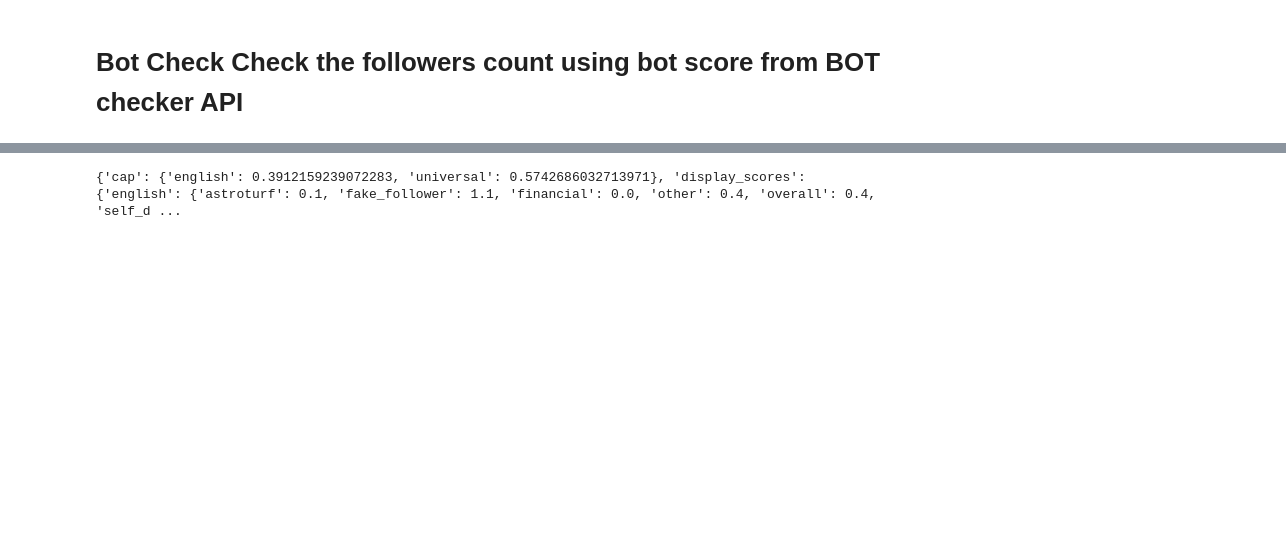
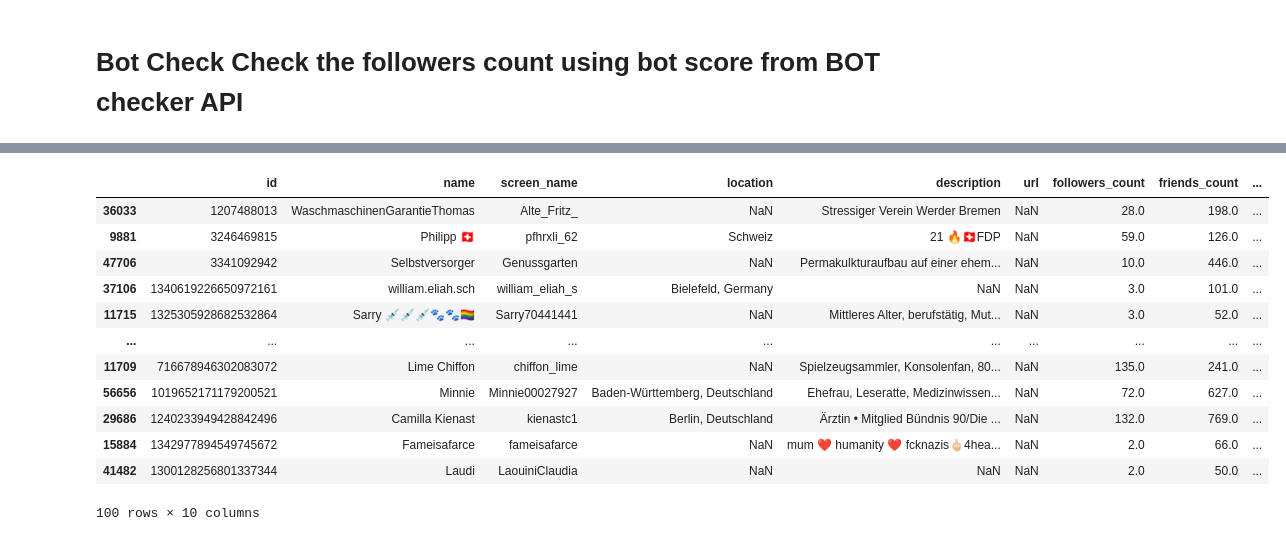
Before and after one commit to realdarthdiego/astroturfing, a Jupyter notebook: BotScoresDoc.ipynb, the cells around one changed output, grey strips where cells are left out. Cells and saved outputs as stored; diff of their text form; code cells hidden in the pictures; blank space fills up the shorter version.

```diff
--- a/BotScoresDoc.ipynb
+++ b/BotScoresDoc.ipynb
@@ -29,0 +29,7 @@ twitter_app_auth.pop("rapidapi_key")
+# %%
+import pandas as pd
+df = pd.read_csv("./data/narkosedoc_followers.csv")
+## Do some data cleansing, drop the NANs in followers
+df.dropna(subset = ["followers_count"], inplace=True)
+df = df.sort_values(by=["verified", "followers_count"])
+df.tail(10)
@@ -30,25 +48,42 @@ twitter_app_auth.pop("rapidapi_key")
+# %%
+# remove verified accounts from the data set
+
+df = df[df["verified"] != True]
+
+samples = df.sample(n=100)
+samples
+# %% [output]
+|  | id | name | screen_name | location | description | url | followers_count | friends_count | ... |
+| 36033 | 1207488013 | WaschmaschinenGarantieThomas | Alte_Fritz_ | NaN | Stressiger Verein Werder Bremen | NaN | 28.0 | 198.0 | ... |
+| 9881 | 3246469815 | Philipp 🇨🇭 | pfhrxli_62 | Schweiz | 21 🔥🇨🇭FDP | NaN | 59.0 | 126.0 | ... |
+| 47706 | 3341092942 | Selbstversorger | Genussgarten | NaN | Permakulkturaufbau auf einer ehem... | NaN | 10.0 | 446.0 | ... |
+| 37106 | 1340619226650972161 | william.eliah.sch | william_eliah_s | Bielefeld, Germany | NaN | NaN | 3.0 | 101.0 | ... |
+| 11715 | 1325305928682532864 | Sarry 💉💉💉🐾🐾🏳️‍🌈 | Sarry70441441 | NaN | Mittleres Alter, berufstätig, Mut... | NaN | 3.0 | 52.0 | ... |
+| ... | ... | ... | ... | ... | ... | ... | ... | ... | ... |
+| 11709 | 716678946302083072 | Lime Chiffon | chiffon_lime | NaN | Spielzeugsammler, Konsolenfan, 80... | NaN | 135.0 | 241.0 | ... |
+| 56656 | 1019652171179200521 | Minnie | Minnie00027927 | Baden-Württemberg, Deutschland | Ehefrau, Leseratte, Medizinwissen... | NaN | 72.0 | 627.0 | ... |
+| 29686 | 1240233949428842496 | Camilla Kienast | kienastc1 | Berlin, Deutschland | Ärztin • Mitglied Bündnis 90/Die ... | NaN | 132.0 | 769.0 | ... |
+| 15884 | 1342977894549745672 | Fameisafarce | fameisafarce | NaN | mum ❤️ humanity ❤️ fcknazis🖕🏻4hea... | NaN | 2.0 | 66.0 | ... |
+| 41482 | 1300128256801337344 | Laudi | LaouiniClaudia | NaN | NaN | NaN | 2.0 | 50.0 | ... |
+100 rows × 10 columns
 # %%
 bom = botometer.Botometer(wait_on_ratelimit=True,
                           rapidapi_key=rapidapikey,
                           **twitter_app_auth)
 
-# Check a single account by screen name
-result = bom.check_account('@clayadavis')
-
-# Check a single account by id
-result = bom.check_account(1548959833)
-
-print(result)
-
-# Check a sequence of accounts
-accounts = ['@clayadavis', '@onurvarol', '@jabawack']
-
 
 f = open("botscores.txt", 'w')
-for screen_name, result in bom.check_accounts_in(accounts):
+for screen_name, result in bom.check_accounts_in(samples["screen_name"]):
+
+    output["id_str"] = result["user_data"]["id_str"];
+    output["id_str"] = result["user_data"]["id_str"];
+
+    universalScore = flatten_json(result["raw_scores"])
+
+    print (universalScore)
+
     json_object = json.dumps(result)
     if "error" not in result:
         f.write(json_object + "\n")
+        print (result)
 f.close()
-# %% [output]
-{'cap': {'english': 0.3912159239072283, 'universal': 0.5742686032713971}, 'display_scores': {'english': {'astroturf': 0.1, 'fake_follower': 1.1, 'financial': 0.0, 'other': 0.4, 'overall': 0.4, 'self_d ...
```
Also changed, not shown: parts of 11 cells of this notebook, 2 other files.
